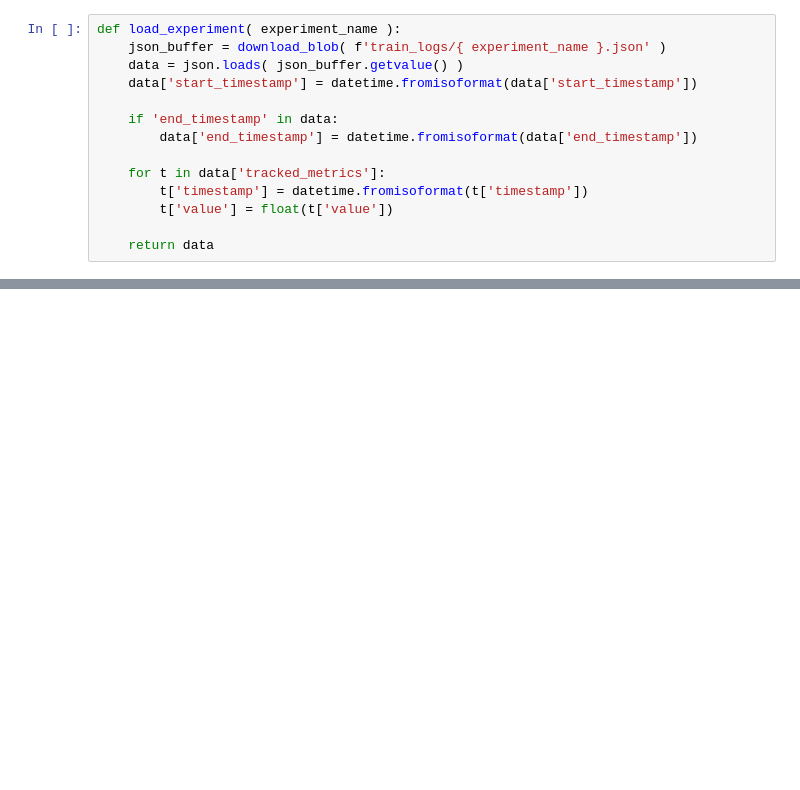
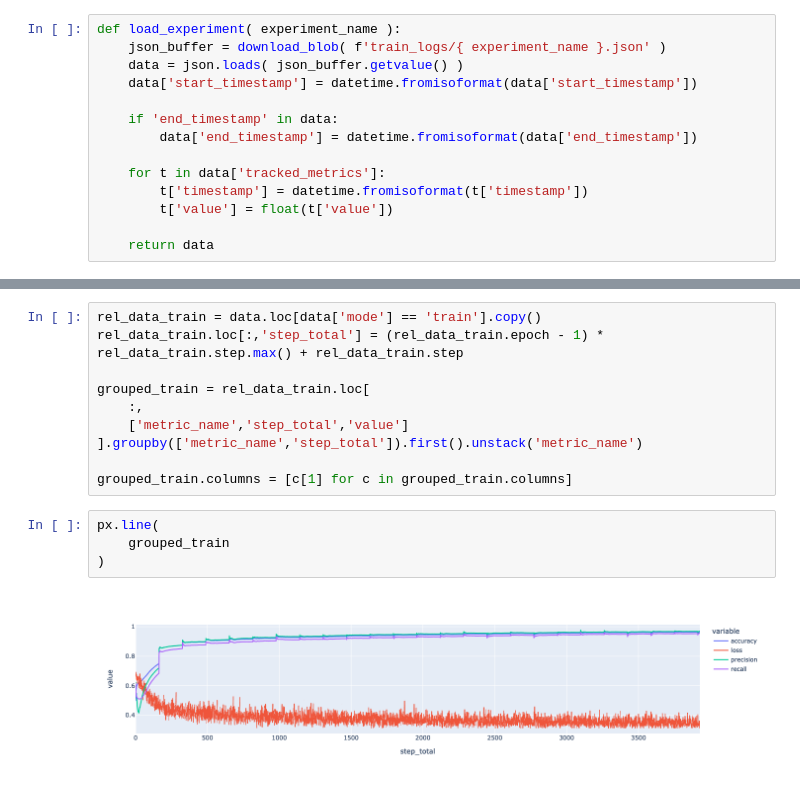
Before and after one commit to FBirwe/master-thesis_moire_detection, a Jupyter notebook: 80_Auswertungen/visualize_model_training.ipynb, the cells around one changed output, grey strips where cells are left out. Drawn from its saved outputs; the diff is of its cells as text; blank space fills up the shorter version.

```diff
--- a/80_Auswertungen/visualize_model_training.ipynb
+++ b/80_Auswertungen/visualize_model_training.ipynb
@@ -73,0 +69,16 @@ Name: timestamp, dtype: object
+# %%
+rel_data_train = data.loc[data['mode'] == 'train'].copy()
+rel_data_train.loc[:,'step_total'] = (rel_data_train.epoch - 1) * rel_data_train.step.max() + rel_data_train.step
+
+grouped_train = rel_data_train.loc[
+    :,
+    ['metric_name','step_total','value']
+].groupby(['metric_name','step_total']).first().unstack('metric_name')
+
+grouped_train.columns = [c[1] for c in grouped_train.columns]
+# %%
+px.line(
+    grouped_train
+)
+# %% [output]
+[figure, added]
```
Also changed, not shown: parts of 13 cells of this notebook, 17 other files.
